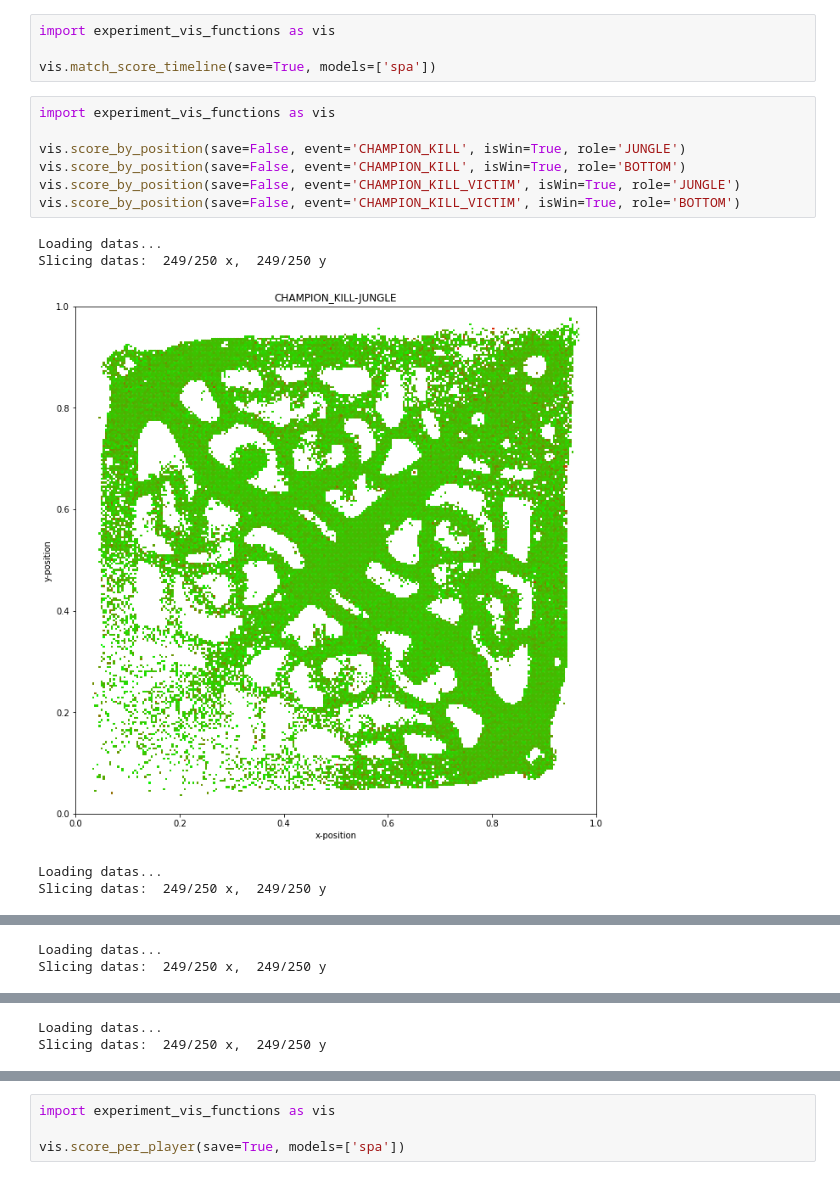
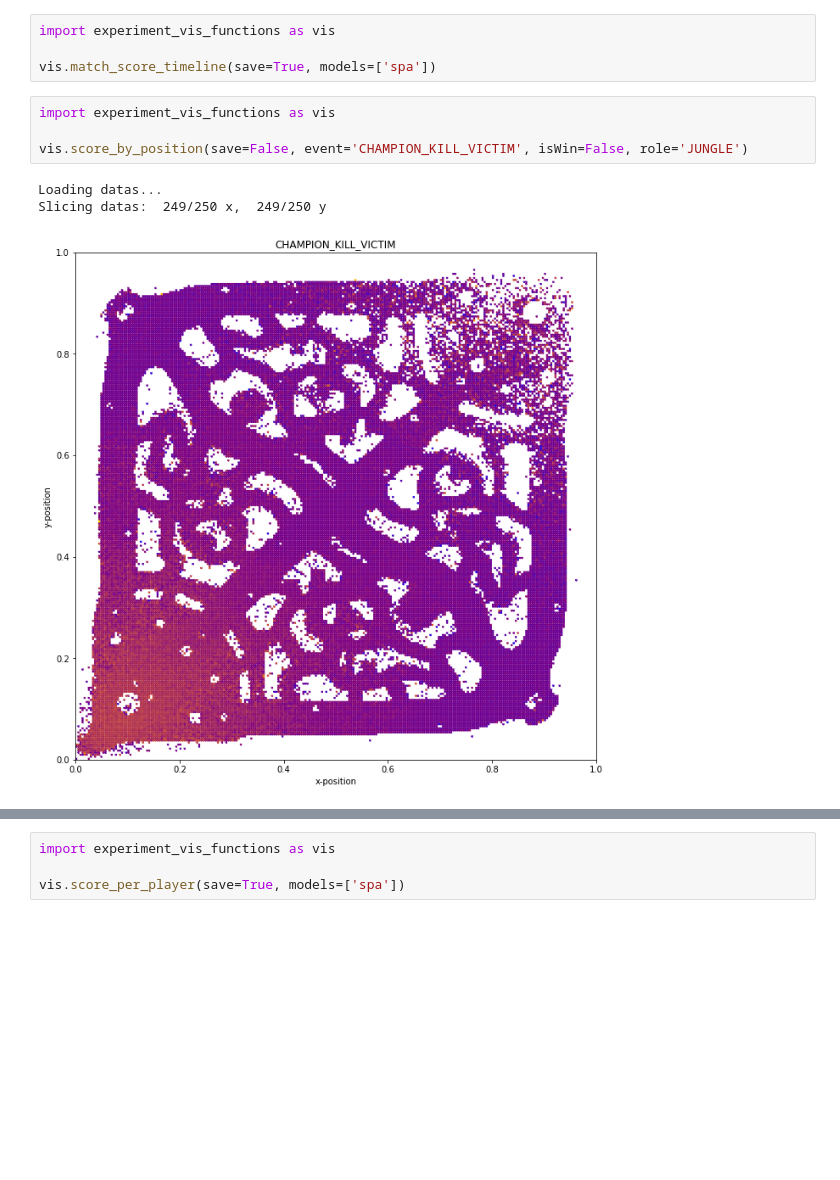
Before and after one commit to ThrypsisJ/Action2Score, a Jupyter notebook: experiment_vis_comparison.ipynb, the cells around one changed output, grey strips where cells are left out. Cells and saved outputs as stored; diff of their text form; blank space fills up the shorter version.

```diff
--- a/experiment_vis_comparison.ipynb
+++ b/experiment_vis_comparison.ipynb
@@ -9,13 +9,8 @@ vis.match_score_timeline(save=True, models=['spa'])
 # %%
 import experiment_vis_functions as vis
 
-vis.score_by_position(save=False, event='CHAMPION_KILL', isWin=True, role='JUNGLE')
-vis.score_by_position(save=False, event='CHAMPION_KILL', isWin=True, role='BOTTOM')
-vis.score_by_position(save=False, event='CHAMPION_KILL_VICTIM', isWin=True, role='JUNGLE')
-vis.score_by_position(save=False, event='CHAMPION_KILL_VICTIM', isWin=True, role='BOTTOM')
+vis.score_by_position(save=False, event='CHAMPION_KILL_VICTIM', isWin=False, role='JUNGLE')
 # %% [output]
 Loading datas...
 Slicing datas:  249/250 x,  249/250 y
-[figure, old version]
+[figure, new version]
-Loading datas...
-Slicing datas:  249/250 x,  249/250 y
@@ -23,2 +16,0 @@ Slicing datas:  249/250 x,  249/250 y
-Loading datas...
-Slicing datas:  249/250 x,  249/250 y
@@ -26,2 +16,0 @@ Slicing datas:  249/250 x,  249/250 y
-Loading datas...
-Slicing datas:  249/250 x,  249/250 y
```
Also changed, not shown: parts of 5 cells of this notebook, 2 other files.
